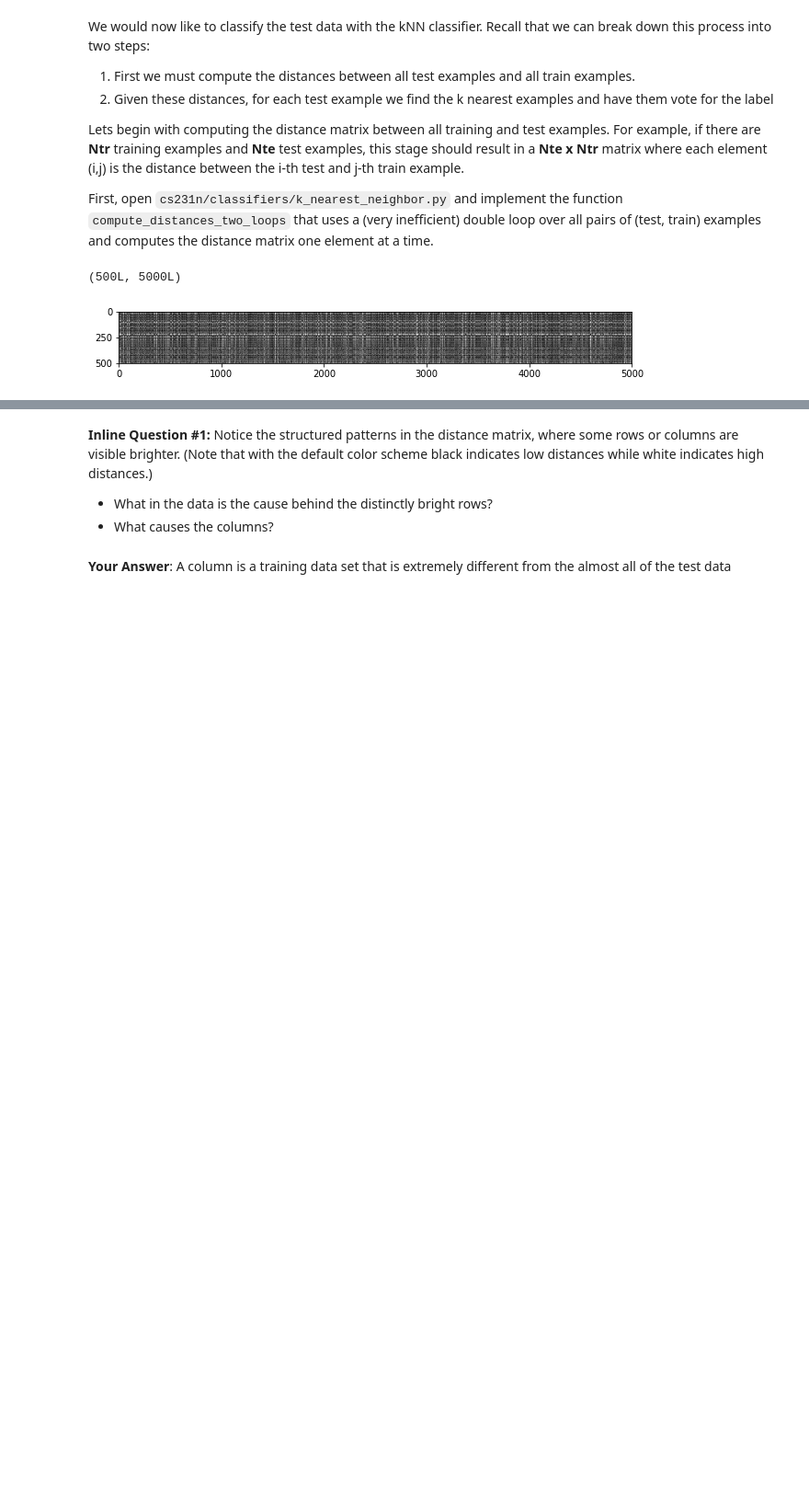
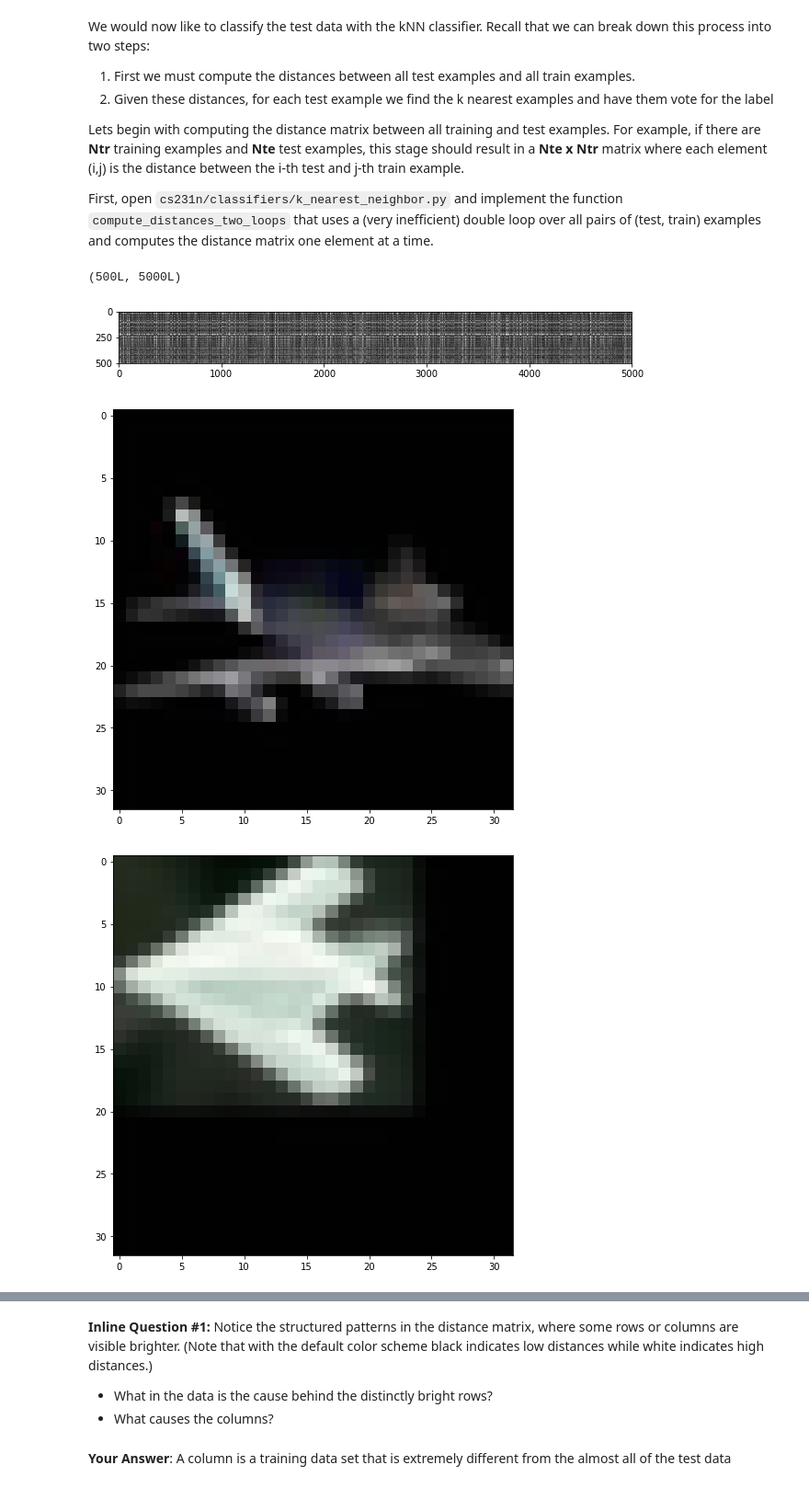
Before and after one commit to archerD/CS231N, a Jupyter notebook: knn.ipynb, the cells around one changed output, grey strips where cells are left out. Shown at 92% size. Saved outputs shown, nothing was run; the diff lists cells and outputs as text; code cells hidden in the pictures; blank space fills up the shorter version.

```diff
--- a/knn.ipynb
+++ b/knn.ipynb
@@ -114,3 +114,13 @@ plt.imshow(dists, interpolation='none')
 plt.show()
 # %% [output]
 [figure]
+# %%
+sort_indices = dists.sum(axis=0).argsort()
+
+for i in [-1,-2,-3,-4,-5]:
+    outlier_image = X_train[sort_indices[i]].reshape([32,32,3])
+    plt.imshow(outlier_image)
+    plt.show()
+# %% [output]
+[figure, added]
+[figure, added]
```
Also changed, not shown: parts of 2 cells of this notebook, 3 other files.
